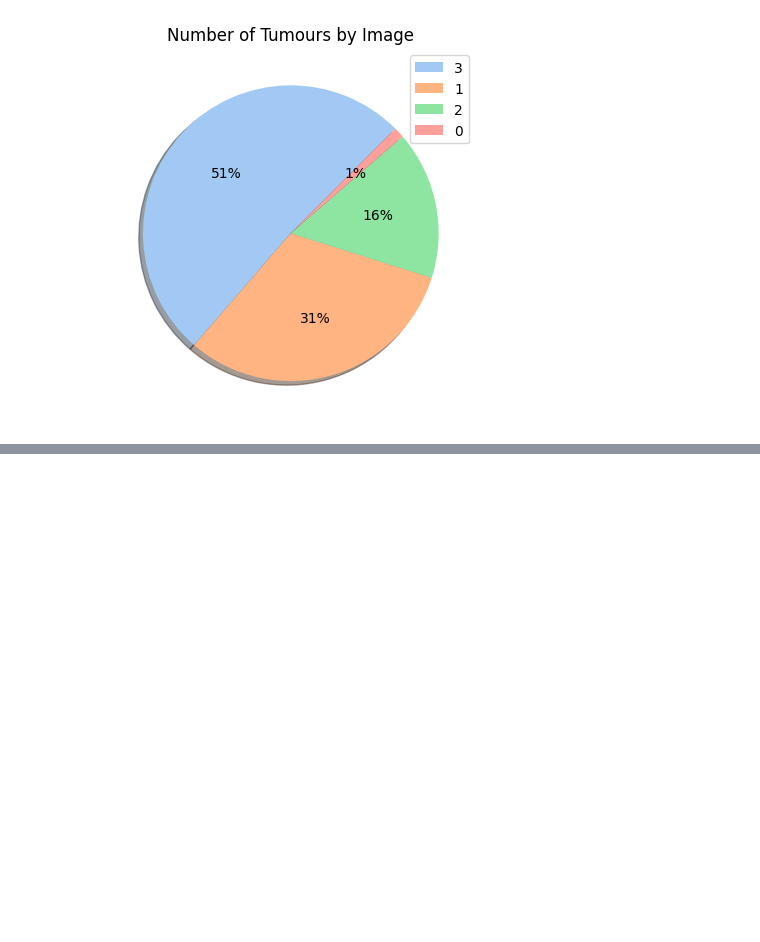
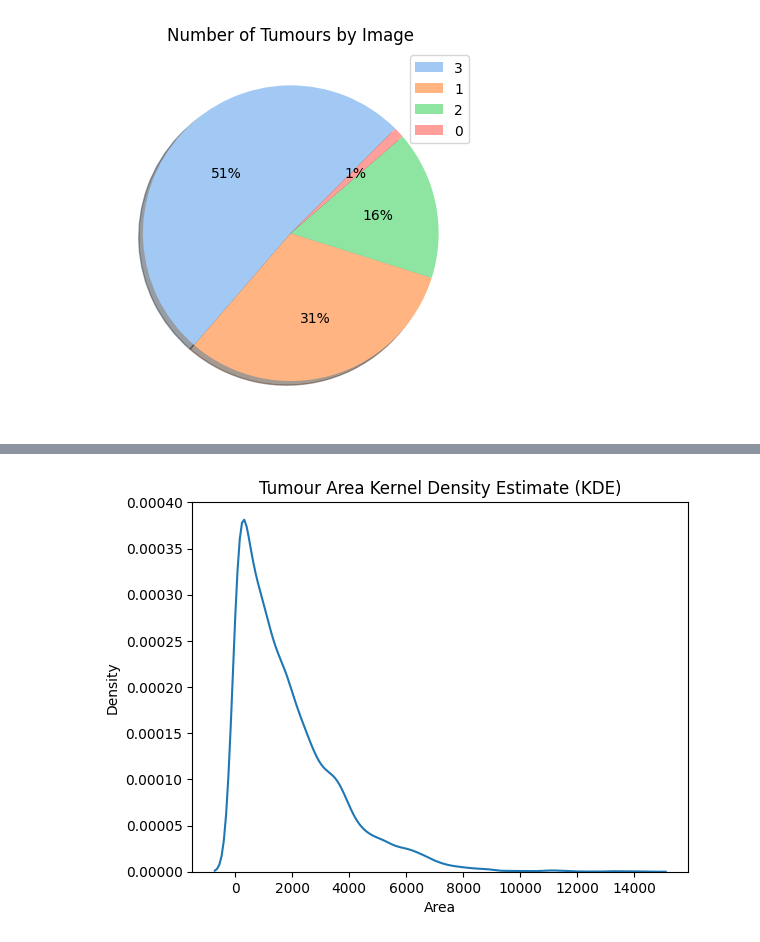
Before and after one commit to juliorodrigues07/tumour_detection, a Jupyter notebook: notebooks/1_eda.ipynb, the cells around one changed output, grey strips where cells are left out. Cells and saved outputs as stored; diff of their text form; code cells hidden in the pictures; blank space fills up the shorter version.

```diff
--- a/notebooks/1_eda.ipynb
+++ b/notebooks/1_eda.ipynb
@@ -344,0 +414,7 @@ Name: count, dtype: int64
+# %%
+coords_csv = pd.DataFrame()
+for dir in dirs:
+    each_dir = create_csv_coords(input_dir=f'{dir}/labels')
+    coords_csv = pd.concat([coords_csv, each_dir], ignore_index=True)
+
+coords_csv.to_csv(f'{getcwd()}/../coords.csv', index=False)
@@ -344,0 +448,4 @@ Name: count, dtype: int64
+# %%
+# Calculating the tumours area (height * width)
+coords_csv['Area'] = (coords_csv['Ymax'] - coords_csv['Ymin']) * (coords_csv['Xmax'] - coords_csv['Xmin'])
+coords_csv['Area'].describe()
@@ -409,5 +521,14 @@ fig.write_image(f'{os.getcwd()}/plots/class_dit.png')
 # %% [output]
 [interactive output not drawn]
+# %%
+sns.kdeplot(data=coords_csv, x='Area')
+plt.title('Tumour Area Kernel Density Estimate (KDE)')
+plt.xlabel('Area')
+
+plt.savefig(f'{getcwd()}/../plots/area_kde.svg', format='svg')
+plt.show()
+# %% [output]
+[figure, added]
 # %%
 from google.colab.patches import cv2_imshow
 
```
Also changed, not shown: parts of 25 cells of this notebook.
